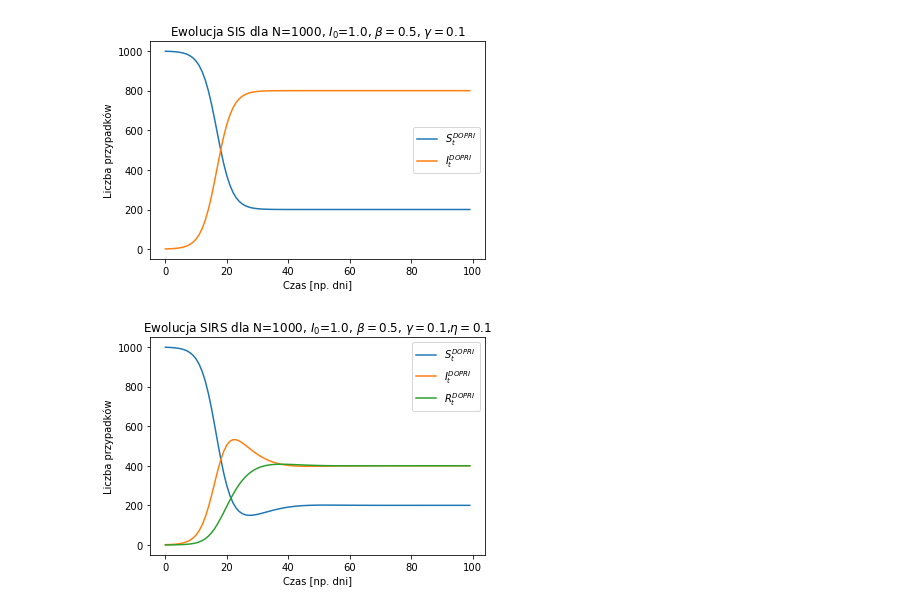
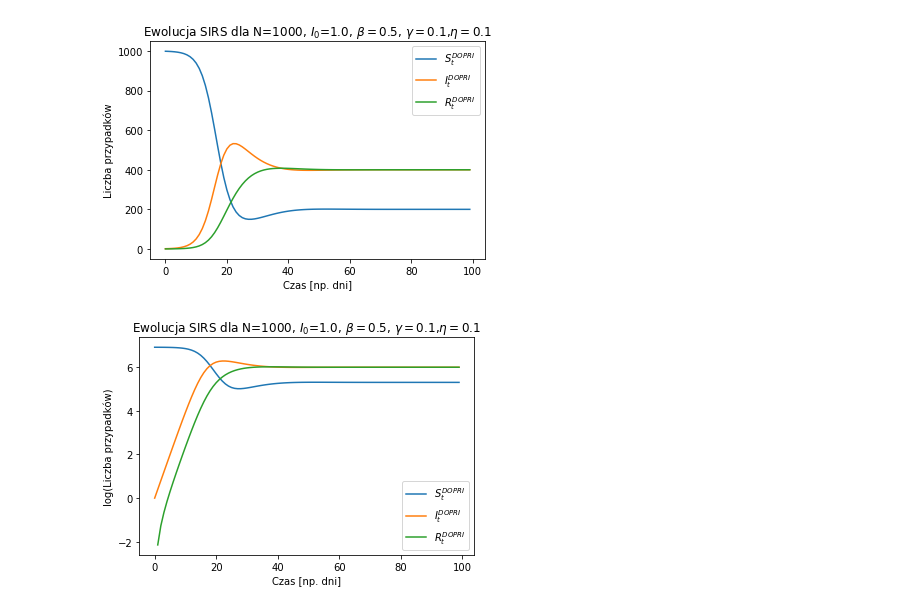
Before and after one commit to VGFP/Stochastic-modeling, a Jupyter notebook: List2.ipynb, the cells around one changed output. Saved outputs shown, nothing was run; the diff lists cells and outputs as text; code cells hidden in the pictures.

```diff
--- a/List2.ipynb
+++ b/List2.ipynb
@@ -93,10 +249,17 @@ plt.xlabel('Czas [np. dni]')
 plt.ylabel('Liczba przypadków')
 plt.title(f'Ewolucja SIS dla N={N}, $I_0$={I[0]}, ' + '$\\beta = ' + f'{beta}$, ' + '$\\gamma = ' + f'{gamma}$')
 plt.legend()
-# plt.savefig('SIS.png', dpi=300)
+# plt.savefig('SIS_Dopri.png', dpi=300)
 plt.show()
+
+plt.plot(T_ode, np.log(S), label=r'$S_t^{DOPRI}$')
+plt.plot(T_ode, np.log(I), label=r'$I_t^{DOPRI}$')
+plt.xlabel('Czas [np. dni]')
+plt.ylabel('log(Liczba przypadków)')
+plt.title(f'Ewolucja SIS dla N={N}, $I_0$={I[0]}, ' + '$\\beta = ' + f'{beta}$, ' + '$\\gamma = ' + f'{gamma}$')
+plt.legend()
+# plt.savefig('SIS_Dopri_log.png', dpi=300)
+plt.show()
-# %% [output]
-[figure, removed]
 # %%
 # Podpunkt (c) model SIRS
 
@@ -113,31 +276,42 @@ beta = .5
 gamma = .1
 eta = .1
 N = 1000
 T = 100
 dt = 1 # krok czasowy na wykresie - nie ma wpływu na dokładność rozwiązania
 steps = int(T / dt)
 T_ode = np.zeros(steps)
 Y = np.zeros((steps, 3))
 Y[0, :] = [N - 1, 1, 0] # [S_0, I_0]
 for T in range(steps-1):
     ode_system = RK45(lambda t, y: SIRS(t, y, [beta, gamma, N, eta]), T_ode[T], Y[T, :], T_ode[T]+dt)
     while ode_system.status == 'running':
         ode_system.step()
     Y[T + 1, :] = ode_system.y
     T_ode[T + 1] = ode_system.t
 
 S = Y[:, 0]
 I = Y[:, 1]
 R = Y[:, 2]
 
 plt.plot(T_ode, S, label=r'$S_t^{DOPRI}$')
 plt.plot(T_ode, I, label=r'$I_t^{DOPRI}$')
 plt.plot(T_ode, R, label=r'$R_t^{DOPRI}$')
 plt.xlabel('Czas [np. dni]')
 plt.ylabel('Liczba przypadków')
 plt.title(f'Ewolucja SIRS dla N={N}, $I_0$={I[0]}, ' + '$\\beta = ' + f'{beta}$, ' + '$\\gamma = ' + f'{gamma}$,' + '$\\eta = ' + f'{eta}$')
 plt.legend()
-# plt.savefig('SIR.png', dpi=300)
+# plt.savefig('SIRS_Dopri.png', dpi=300)
 plt.show()
+
+plt.plot(T_ode, np.log(S), label=r'$S_t^{DOPRI}$')
+plt.plot(T_ode, np.log(I), label=r'$I_t^{DOPRI}$')
+plt.plot(T_ode, np.log(R), label=r'$R_t^{DOPRI}$')
+plt.xlabel('Czas [np. dni]')
+plt.ylabel('log(Liczba przypadków)')
+plt.title(f'Ewolucja SIRS dla N={N}, $I_0$={I[0]}, ' + '$\\beta = ' + f'{beta}$, ' + '$\\gamma = ' + f'{gamma}$,' + '$\\eta = ' + f'{eta}$')
+plt.legend()
+# plt.savefig('SIRS_Dopri_log.png', dpi=300)
+plt.show()
 # %% [output]
 [figure]
+[figure, added]
```
Also changed, not shown: parts of 28 cells of this notebook.
